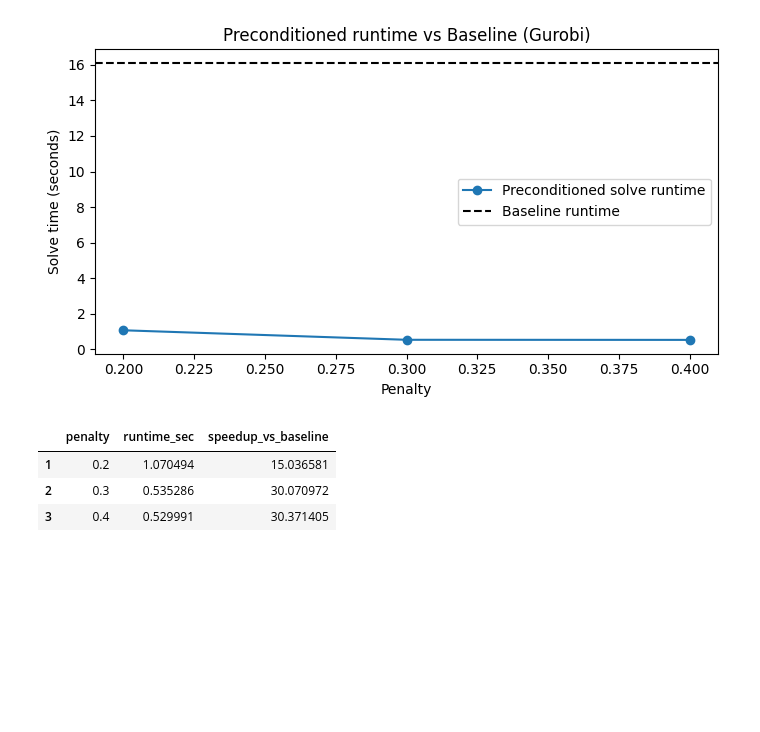
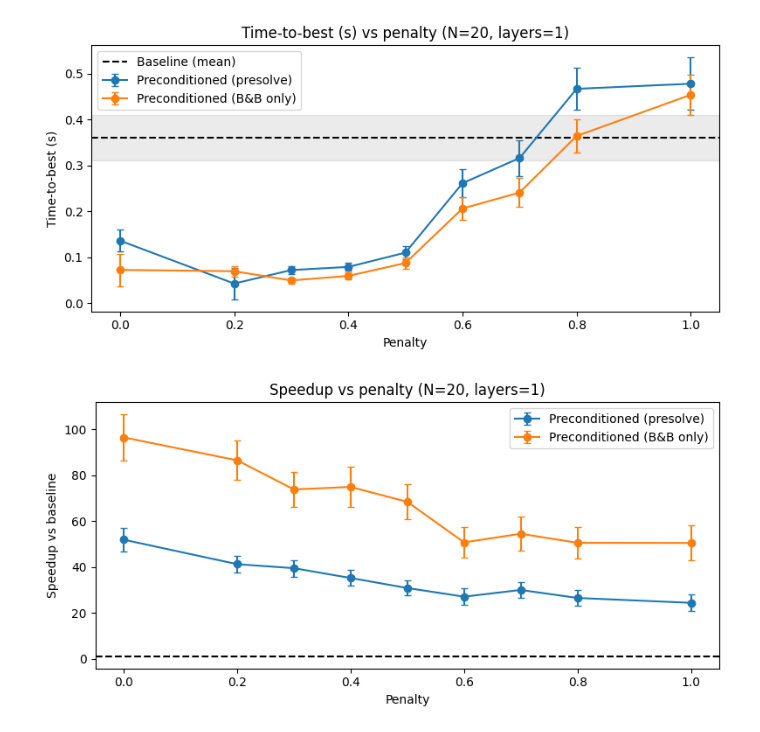
Before and after one commit to SECQUOIA/Quantum_Preconditioning_Constrained_Optimization, a Jupyter notebook: notebooks/analysis.ipynb, the cells around one changed output. Drawn from its saved outputs; the diff is of its cells as text; code cells hidden in the pictures; blank space fills up the shorter version.

Commit message:
Multi-seed experiments: presolve toggle, time-to-best callback, updated notebook and results CSVs

```diff
--- a/notebooks/analysis.ipynb
+++ b/notebooks/analysis.ipynb
@@ -134,24 +225,43 @@ plt.show()
 # %%
-# Timing comparison: penalty sweeps vs baseline
-baseline_runtime = float(baseline['runtime_sec'])
-pre_runtime = pre[['penalty', 'runtime_sec']].copy()
+# Toggle between time-to-best-solution and total proof time.
+TIME_COL = 'time_to_best_sec'  # swap to 'runtime_sec' to include optimality proof
 
-plt.figure(figsize=(7,4))
-plt.plot(pre_runtime['penalty'], pre_runtime['runtime_sec'], marker='o', label='Preconditioned solve runtime')
-plt.axhline(baseline_runtime, color='k', linestyle='--', label=f'Baseline runtime')
-plt.xlabel('Penalty')
-plt.ylabel('Solve time (seconds)')
-plt.title('Preconditioned runtime vs Baseline (Gurobi)')
-plt.legend()
-plt.tight_layout()
-plt.show()
+groups = sorted(df['presolve'].unique(), reverse=True) if 'presolve' in df.columns else [None]
+fig_rt, ax_rt = plt.subplots(figsize=(8, 4))
+fig_sp, ax_sp = plt.subplots(figsize=(8, 4))
 
-# Optional: speedup relative to baseline (>1 means faster than baseline)
-pre_runtime['speedup_vs_baseline'] = baseline_runtime / pre_runtime['runtime_sec']
-pre_runtime
+for psv in groups:
+    sub = pre[pre['presolve'] == psv].copy() if psv is not None else pre.copy()
+    tcol = TIME_COL if TIME_COL in sub.columns else 'runtime_sec'
+    sub = sub[sub[tcol].notna() & sub['baseline_runtime_sec'].notna()].copy()
+    sub['speedup'] = sub['baseline_runtime_sec'] / sub[tcol]
+    lbl = '' if psv is None else (' (presolve)' if psv else ' (B&B only)')
+
+    for agg_col, ax in [(tcol, ax_rt), ('speedup', ax_sp)]:
+        g = (sub.groupby('penalty_round')[agg_col]
+             .agg(['mean', 'std', 'count']).reset_index().sort_values('penalty_round'))
+        g['sem'] = g['std'].fillna(0) / np.sqrt(g['count'])
+        ax.errorbar(g['penalty_round'], g['mean'], yerr=g['sem'],
+                    fmt='o-', capsize=3, label=f'Preconditioned{lbl}')
+
+# Baseline reference (time_to_best across seeds)
+bl_tcol = TIME_COL if TIME_COL in df.columns else 'runtime_sec'
+bl_vals = df[df['name'] == 'baseline'][bl_tcol].dropna().astype(float)
+bl_mean = float(bl_vals.mean())
+bl_sem  = float(bl_vals.std(ddof=1) / np.sqrt(len(bl_vals))) if len(bl_vals) > 1 else 0.0
+ax_rt.axhline(bl_mean, color='k', linestyle='--', label='Baseline (mean)')
+if bl_sem > 0:
+    ax_rt.axhspan(bl_mean - bl_sem, bl_mean + bl_sem, color='k', alpha=0.08)
+ax_sp.axhline(1.0, color='k', linestyle='--')
+
+time_label = 'Time-to-best (s)' if bl_tcol == 'time_to_best_sec' else 'Total solve time (s)'
+ax_rt.set(xlabel='Penalty', ylabel=time_label,
+          title=f'{time_label} vs penalty (N={N}, layers={LAYERS})')
+ax_rt.legend(); fig_rt.tight_layout(); fig_rt.show()
+
+ax_sp.set(xlabel='Penalty', ylabel='Speedup vs baseline',
+          title=f'Speedup vs penalty (N={N}, layers={LAYERS})')
+ax_sp.legend(); fig_sp.tight_layout(); fig_sp.show()
 # %% [output]
-[figure, old version]
+[figure, new version]
-|  | penalty | runtime_sec | speedup_vs_baseline |
-| 1 | 0.2 | 1.070494 | 15.036581 |
-| 2 | 0.3 | 0.535286 | 30.070972 |
-| 3 | 0.4 | 0.529991 | 30.371405 |
+[figure, added]
```
Also changed, not shown: parts of 4 cells of this notebook, 18 other files.
